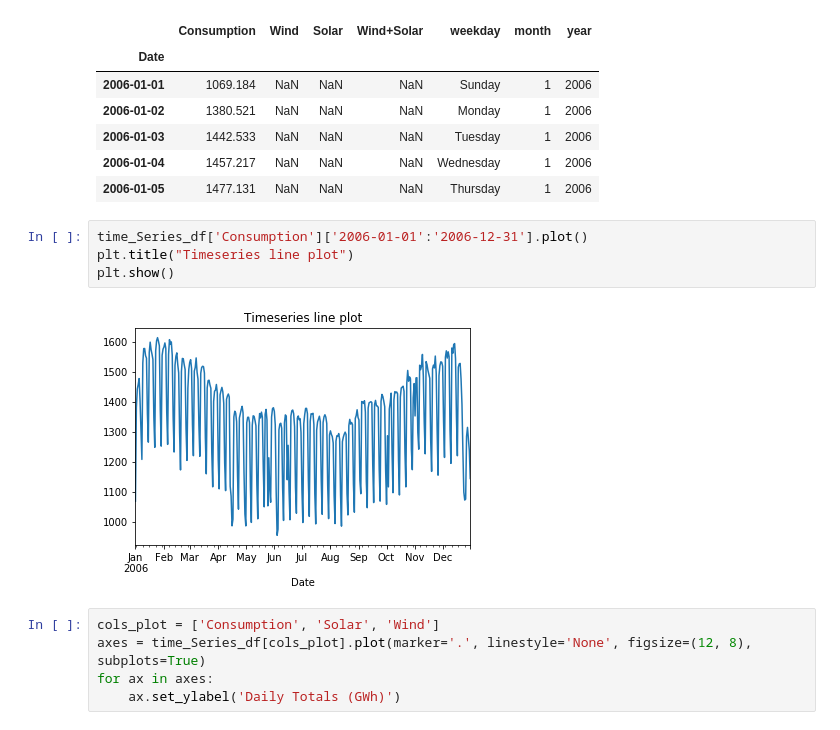
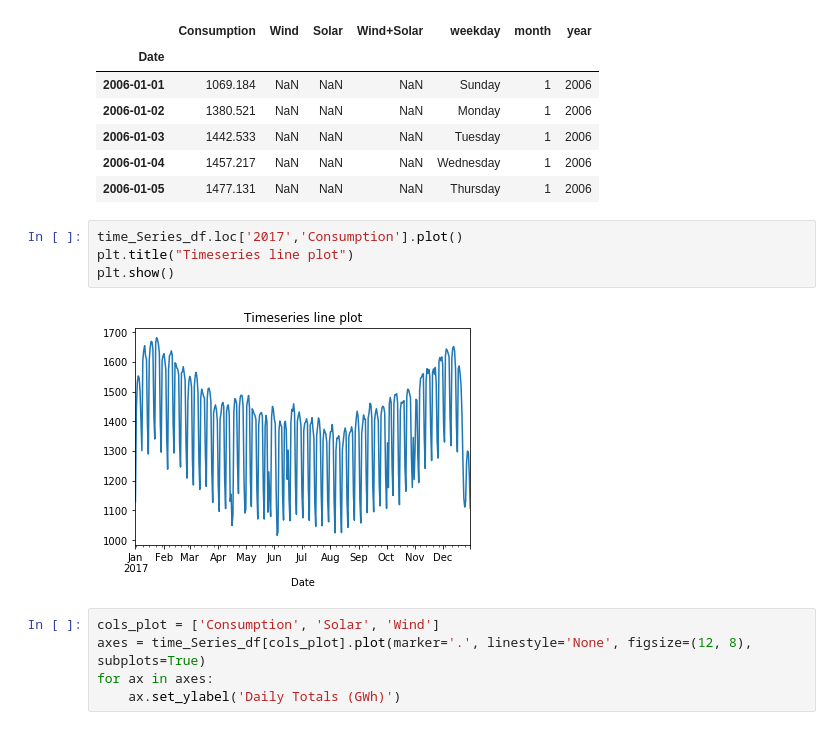
Before and after one commit to kunadawa/PyCon-Africa-19, a Jupyter notebook: visualization.ipynb, the cells around one changed output. Drawn from its saved outputs; the diff is of its cells as text.

```diff
--- a/visualization.ipynb
+++ b/visualization.ipynb
@@ -365,11 +365,11 @@ time_Series_df.head()
 | 2006-01-04 | 1457.217 | NaN | NaN | NaN | Wednesday | 1 | 2006 |
 | 2006-01-05 | 1477.131 | NaN | NaN | NaN | Thursday | 1 | 2006 |
 # %%
-time_Series_df['Consumption']['2006-01-01':'2006-12-31'].plot()
+time_Series_df.loc['2017','Consumption'].plot()
 plt.title("Timeseries line plot")
 plt.show()
 # %% [output]
-[figure, old version]
+[figure, new version]
 # %%
 cols_plot = ['Consumption', 'Solar', 'Wind']
 axes = time_Series_df[cols_plot].plot(marker='.', linestyle='None', figsize=(12, 8), subplots=True)
```
